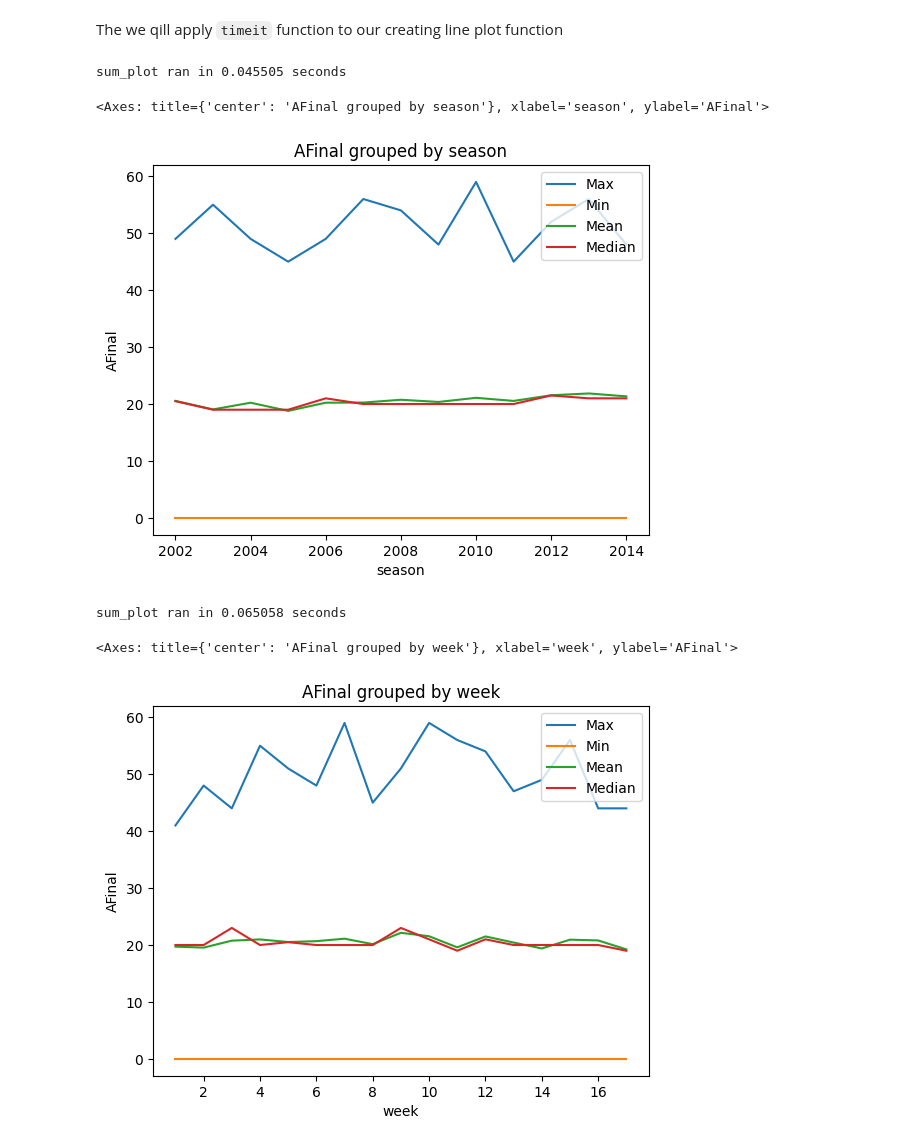
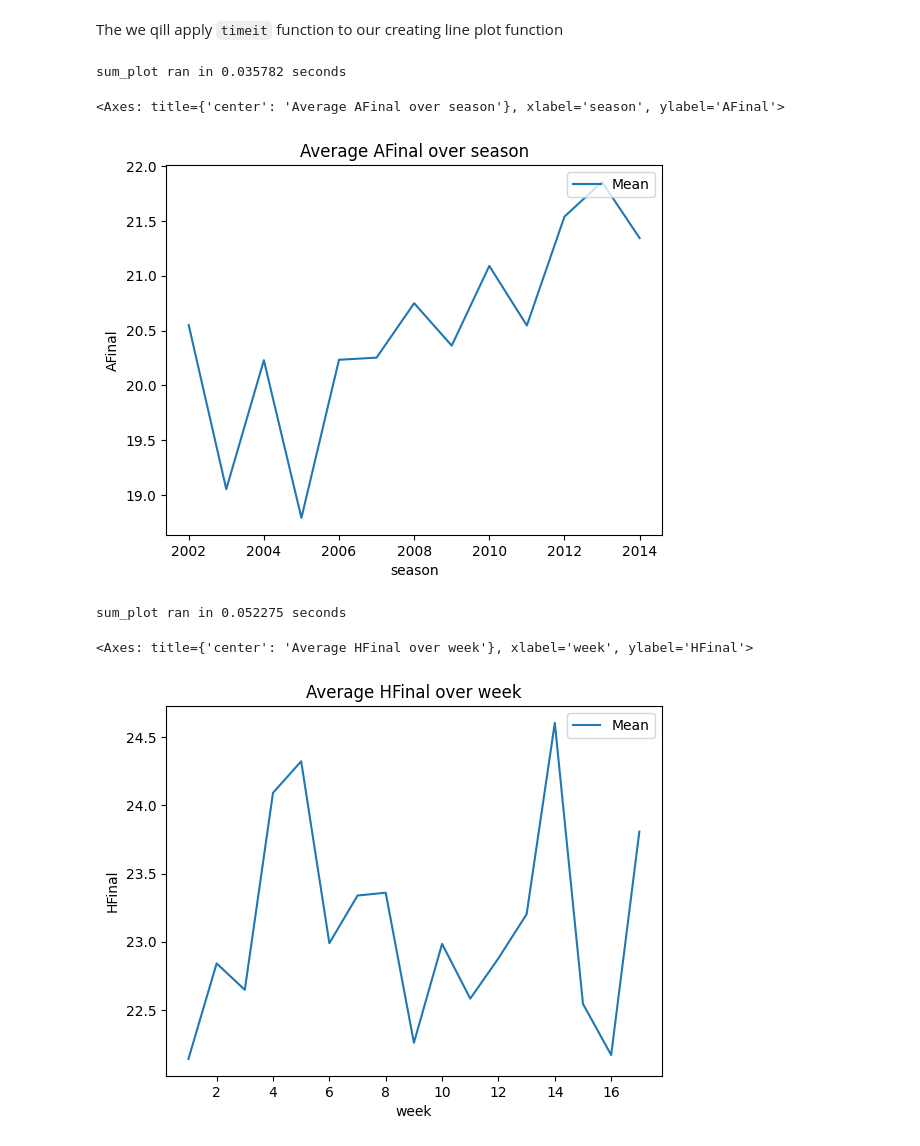
Before and after one commit to hzhoujoy/HW4_ST554, a Jupyter notebook: HW4_JoyZhou.ipynb, the cells around one changed output. Cells and saved outputs as stored; diff of their text form; code cells hidden in the pictures.

```diff
--- a/HW4_JoyZhou.ipynb
+++ b/HW4_JoyZhou.ipynb
@@ -501,2 +501,16 @@ Next, we will summarize some of the variables (AFianl, HFinal,AtotalYds, HtotalY
 - Produce some common numeric summaries of variables across these different groups.
 - Similarly, produce some common plots over time (mostly line plots I'd think!)
+# %%
+import pandas as pd
+#summarize variables (AFinal, HFinal,AtotalYds, HtotalYds) grouped by season and week
+# Ensure sub_scores is a real copy
+sub_scores = sub_scores.copy()
+# Create numeric week column
+sub_scores["week"] = pd.to_numeric(sub_scores["week"], errors="coerce")
+
+# Grouped summaries
+sweek_score = (sub_scores.groupby(["season", "week"])[["AFinal", "HFinal", "AtotalYds", "HtotalYds"]]
+              .agg(["count", "mean", "median", "std"]).round(2))
+sweek_score_flat = sweek_score.copy()
+sweek_score_flat.columns = [f"{v}_{stat}" for v, stat in sweek_score.columns]
+sweek_score_flat.head()
@@ -533,35 +618,27 @@ def sum_plot(args: str, df: pd.DataFrame, group: str | list[str]):
     """
     df_temp = df.copy() #copy data to avoid changing the original dataframe
 
-    group_cols = [group] if isinstance(group, str) else list(group)
-    if "week" in group_cols:
-        # Convert 'week' to numeric to ensure proper sorting
-        df_temp["week"] = pd.to_numeric(df_temp["week"], errors="coerce").fillna(0).astype(int)
-
     summaries = df_temp.groupby(group).agg(
-        Max=(args, "max"),
-        Min=(args, "min"),
-        Mean=(args, "mean"),
-        Median=(args, "median")).sort_index()
+        Mean=(args, "mean")).sort_index()
 
     ax = summaries.plot()
     group_label = group if isinstance(group, str) else ", ".join(group)
-    ax.set_title(f"{args} grouped by {group_label}")
+    ax.set_title(f"Average {args} over {group_label}")
     ax.set_ylabel(args)
     ax.legend(loc='upper right') # Set legend position to upper right
     return ax
 # %%
 sum_plot(args ="AFinal", df = sub_scores, group = ["season"])
 # %% [output]
-sum_plot ran in 0.045505 seconds
+sum_plot ran in 0.035782 seconds
-<Axes: title={'center': 'AFinal grouped by season'}, xlabel='season', ylabel='AFinal'>
+<Axes: title={'center': 'Average AFinal over season'}, xlabel='season', ylabel='AFinal'>
-[figure, old version]
+[figure, new version]
 # %%
-sum_plot(args ="AFinal", df = sub_scores, group = ["week"])
+sum_plot(args ="HFinal", df = sub_scores, group = ["week"])
 # %% [output]
-sum_plot ran in 0.065058 seconds
+sum_plot ran in 0.052275 seconds
-<Axes: title={'center': 'AFinal grouped by week'}, xlabel='week', ylabel='AFinal'>
+<Axes: title={'center': 'Average HFinal over week'}, xlabel='week', ylabel='HFinal'>
-[figure, old version]
+[figure, new version]
 # %%
 sum_plot(args ="AFinal", df = sub_scores, group = ["season", "week"])
 # %% [output]
```
Also changed, not shown: parts of 9 cells of this notebook.
